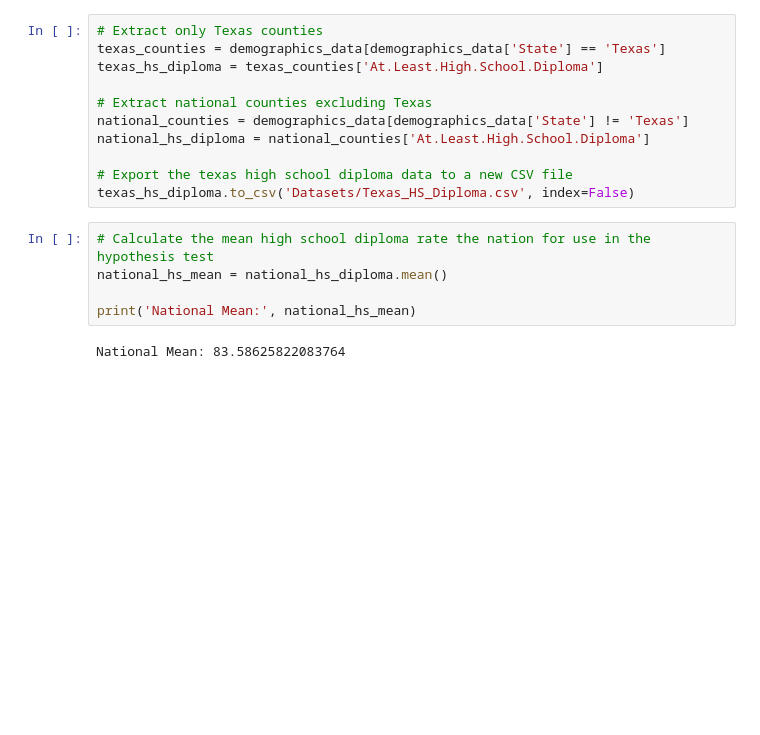
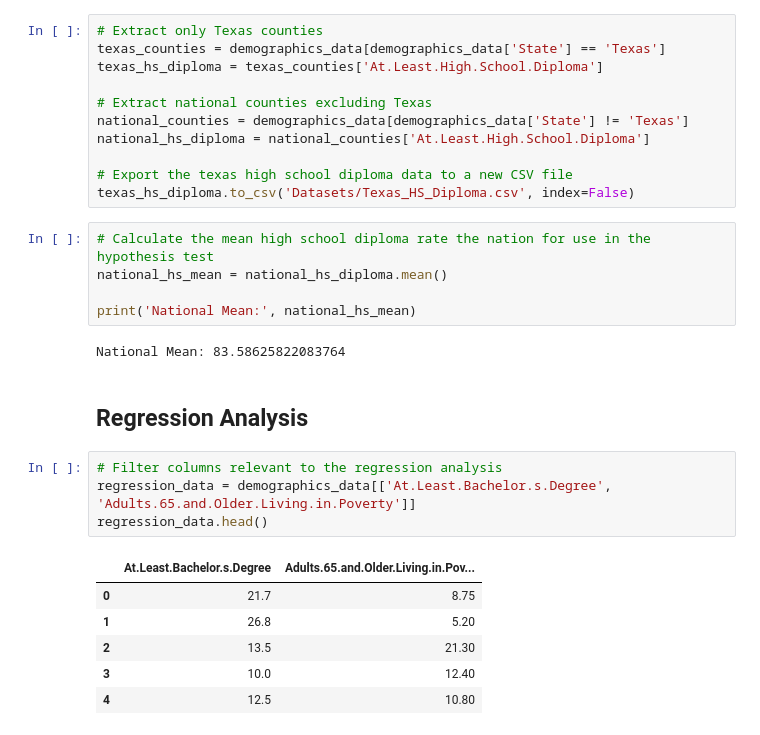
Before and after one commit to emilyneaville/DSCI5180_FinalReport, a Jupyter notebook: normal_distribution.ipynb, the cells around one changed output. Drawn from its saved outputs; the diff is of its cells as text; blank space fills up the shorter version.

Commit message:
Extracted and cleaned relevant columns for regression analysis, exported to csv

```diff
--- a/normal_distribution.ipynb
+++ b/normal_distribution.ipynb
@@ -177,3 +166,16 @@ national_hs_mean = national_hs_diploma.mean()
 print('National Mean:', national_hs_mean)
 # %% [output]
 National Mean: 83.58625822083764
+# %% [markdown]
+## Regression Analysis
+# %%
+# Filter columns relevant to the regression analysis
+regression_data = demographics_data[['At.Least.Bachelor.s.Degree', 'Adults.65.and.Older.Living.in.Poverty']]
+regression_data.head()
+# %% [output]
+|  | At.Least.Bachelor.s.Degree | Adults.65.and.Older.Living.in.Pov... |
+| 0 | 21.7 | 8.75 |
+| 1 | 26.8 | 5.20 |
+| 2 | 13.5 | 21.30 |
+| 3 | 10.0 | 12.40 |
+| 4 | 12.5 | 10.80 |
```
Also changed, not shown: parts of 8 cells of this notebook, 1 other file.
